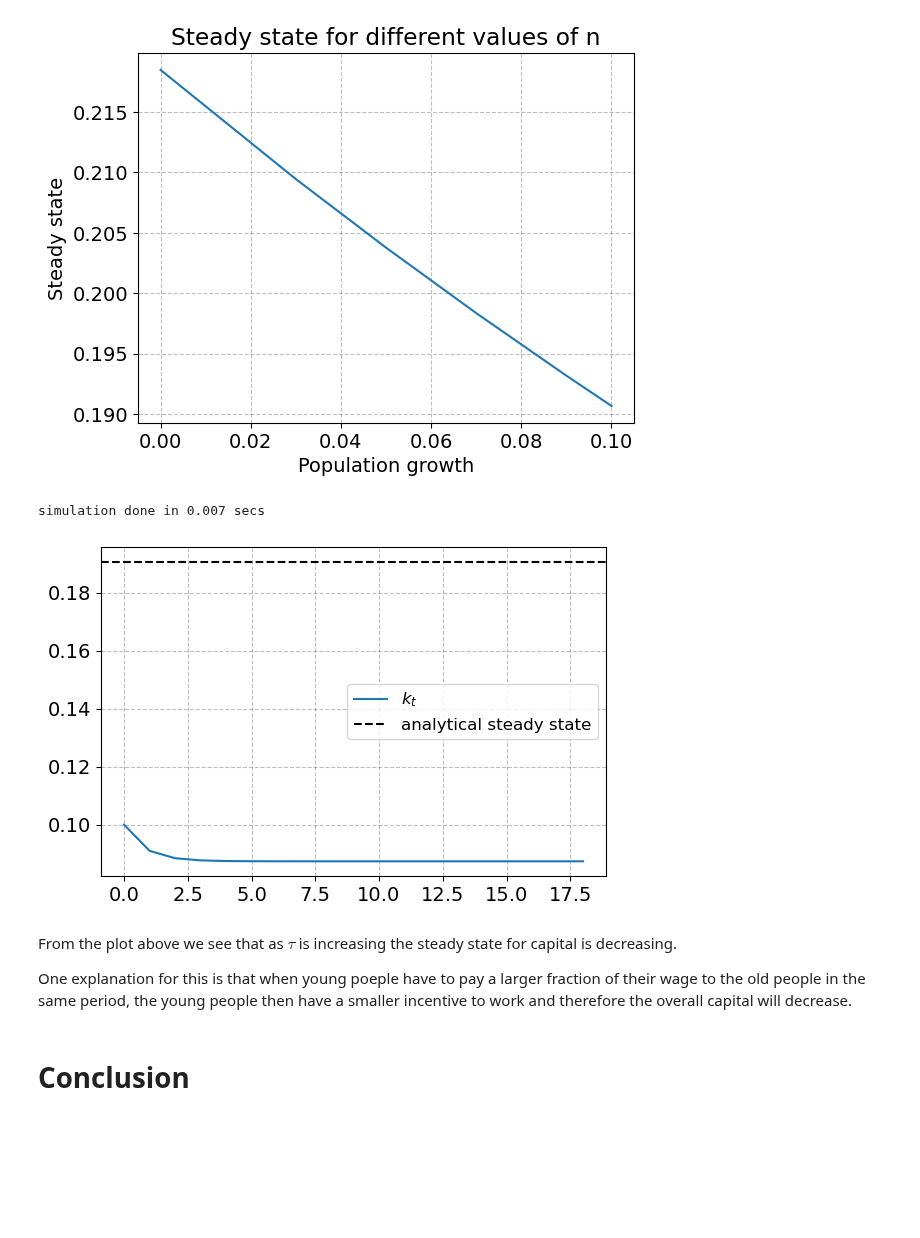
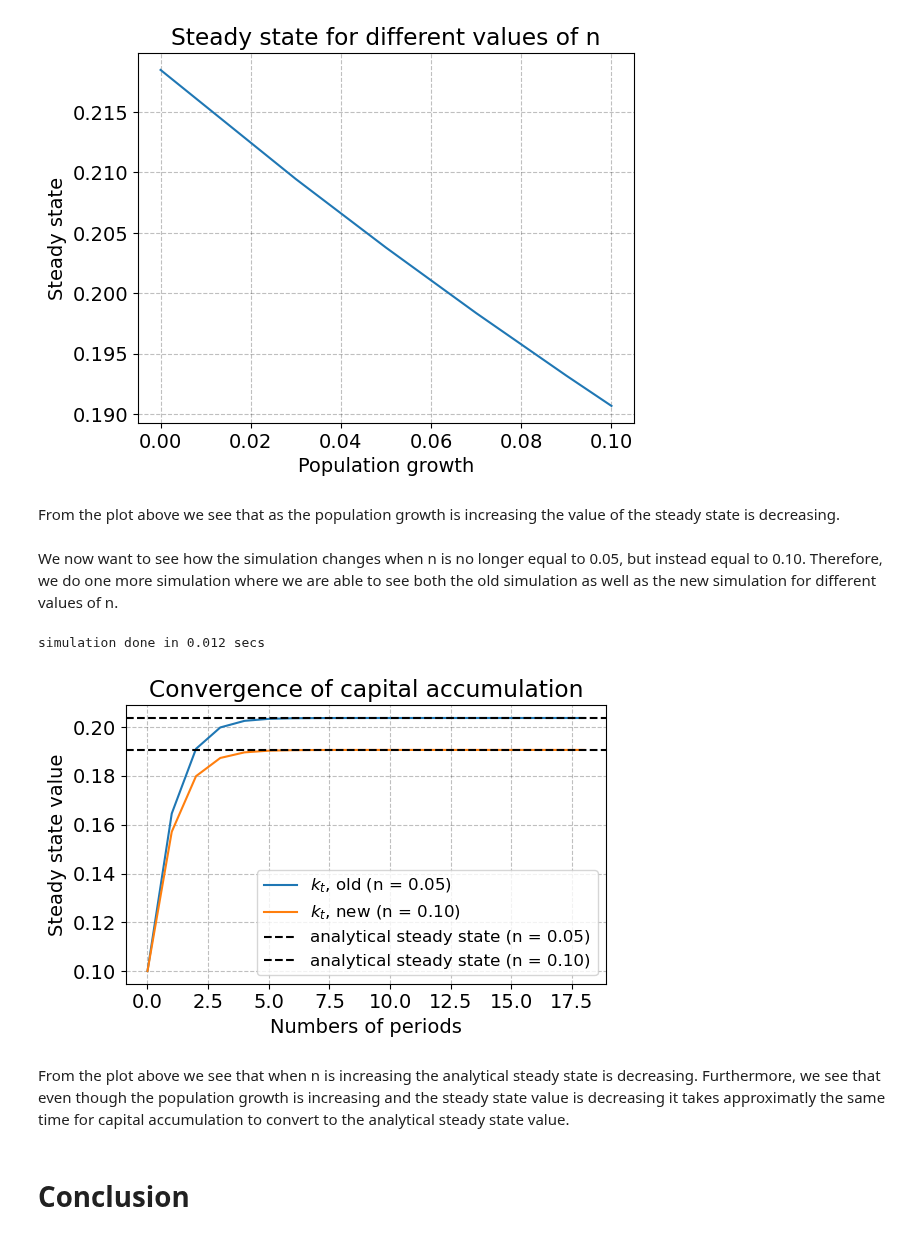
Before and after one commit to NumEconCopenhagen/projects-2023-julie-ida-ida, a Jupyter notebook: modelproject/modelproject.ipynb, the cells around one changed output. Cells and saved outputs as stored; diff of their text form; code cells hidden in the pictures; blank space fills up the shorter version.

```diff
--- a/modelproject/modelproject.ipynb
+++ b/modelproject/modelproject.ipynb
@@ -308,28 +301,38 @@ def plot_n():
 plot_n()
 # %% [output]
 [figure]
-# %%
-# OBS!! Enten skal denne slettes eller koden nedenunder, der også forsøger at lave et plot!
-
-# Calling our simulation and storing new variables for n = 0.10
-model.simulate()
-k_orig1=sim.k.copy()
-ss_func_orig1 = ss_func(0.03, 1.00, 0.30, 0.10, 0.00)
-
-# a. Plotting
-fig1 = plt.figure(figsize=(6,6/1.5))
-ax1 = fig1.add_subplot(1,1,1)
-ax1.plot(k_orig1,label=r'$k_{t}$')
-ax1.axhline(ss_func_orig1,ls='--',color='black',label='analytical steady state')
-ax1.legend(frameon=True,fontsize=12)
-fig1.tight_layout()
-k_orirg1_old = k_orig1.copy()
-# %% [output]
-simulation done in 0.007 secs
-[figure, removed]
-# %% [markdown]
-From the plot above we see that as $\tau$ is increasing the steady state for capital is decreasing.
-
-One explanation for this is that when young poeple have to pay a larger fraction of their wage to the old people in the same period, the young people then have a smaller incentive to work and therefore the overall capital will decrease.
+# %% [markdown]
+From the plot above we see that as the population growth is increasing the value of the steady state is decreasing.
+# %% [markdown]
+We now want to see how the simulation changes when n is no longer equal to 0.05, but instead equal to 0.10. Therefore, we do one more simulation where we are able to see both the old simulation as well as the new simulation for different values of n.
+# %%
+par.production_function = 'cobb-douglas'
+
+# Setting n to a new value
+par.n = 0.10
+
+# New analytical steady state
+ks_2 = ss_func(0.03, 1.00, 0.30, 0.10, 0.00)
+
+model.simulate()
+# %% [output]
+simulation done in 0.012 secs
+# %%
+# Creating the simulation plot
+fig = plt.figure(figsize=(6,6/1.5))
+ax = fig.add_subplot(1,1,1)
+ax.plot(sim_k_old,label=r'$k_{t}$, old (n = 0.05)') # Plotting the old k
+ax.plot(model.sim.k,label=r'$k_{t}$, new (n = 0.10)') # Plotting the new k
+ax.axhline(ks_1,ls='--',color='black',label='analytical steady state (n = 0.05)') # Plotting the old analytical steady state
+ax.axhline(ks_2,ls='--',color='black',label='analytical steady state (n = 0.10)') # Plotting the new analytical steady state
+ax.set_title('Convergence of capital accumulation')
+ax.set_xlabel('Numbers of periods')
+ax.set_ylabel('Steady state value')
+ax.legend(frameon=True,fontsize=12)
+fig.tight_layout()
+# %% [output]
+[figure, added]
+# %% [markdown]
+From the plot above we see that when n is increasing the analytical steady state is decreasing. Furthermore, we see that even though the population growth is increasing and the steady state value is decreasing it takes approximatly the same time for capital accumulation to convert to the analytical steady state value.
 # %% [markdown]
 # Conclusion
```
Also changed, not shown: parts of 21 cells of this notebook, 2 other files.
